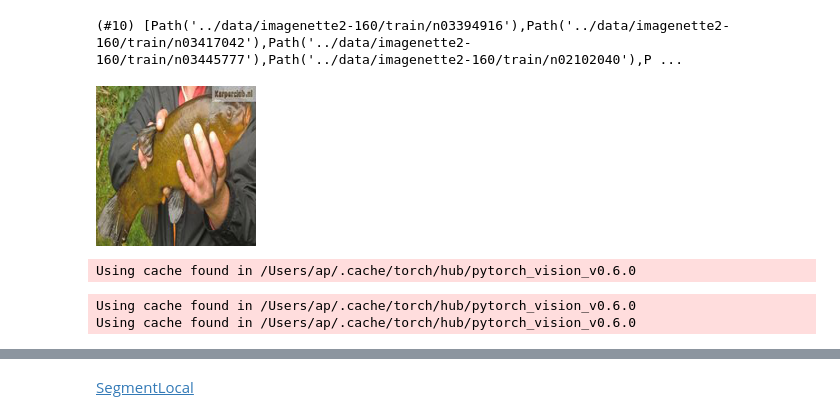
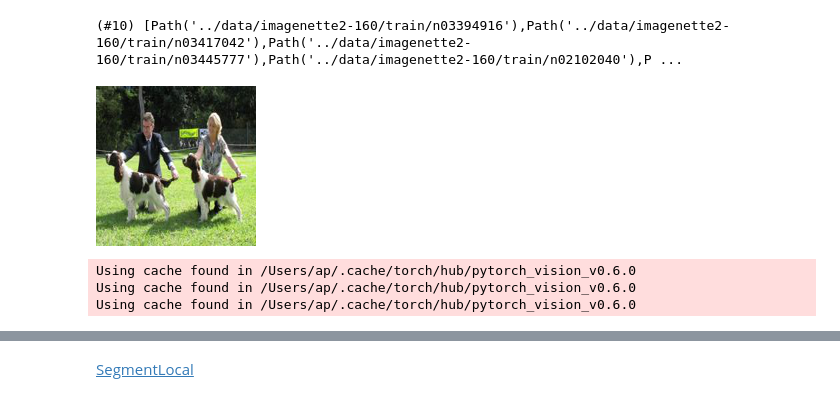
Before and after one commit to apstuff/augmentation-impact, a Jupyter notebook: notebooks/augmentation_control.ipynb, the cells around one changed output, grey strips where cells are left out. Cells and saved outputs as stored; diff of their text form; code cells hidden in the pictures.

```diff
--- a/notebooks/augmentation_control.ipynb
+++ b/notebooks/augmentation_control.ipynb
@@ -27,17 +27,10 @@ path = untar_data(URLs.IMAGENETTE_160,dest=DATA_PATH)
 # %% [output]
 (#10) [Path('../data/imagenette2-160/train/n03394916'),Path('../data/imagenette2-160/train/n03417042'),Path('../data/imagenette2-160/train/n03445777'),Path('../data/imagenette2-160/train/n02102040'),P ...
 # %%
-fname = (path/"train/n01440764").ls()[1]
+fname = (path/"train/n02102040").ls()[1]
 PILImage.create(fname).resize((160,160))
 # %% [output]
-[figure, old version]
+[figure, new version]
-# %%
-model = torch.hub.load('pytorch/vision:v0.6.0', 'resnet50', pretrained=True)
-#eval() is very important, otherwise the results are not useable
-#(I don't understand why train mode computes almost always the same results, no matter what's the input img)
-model = model.eval()
-# %% [output]
-Using cache found in /Users/ap/.cache/torch/hub/pytorch_vision_v0.6.0
 # %%
 import urllib.request, json
 with urllib.request.urlopen('https://s3.amazonaws.com/deep-learning-models/image-models/imagenet_class_index.json') as url:
@@ -48,11 +45,16 @@ my_classes = [f_to_idx[f.name] for f in (path/"train").ls()]
 device = 'cpu'
 use_cuda = True if device == 'cuda' else False
 
+model = load_my_model()
+#eval() is very important, otherwise the results are not useable
+#(I don't understand why train mode computes almost always the same results, no matter what's the input img)
+model = model.eval()
+
 # I need to pass 2 separate versions of the model because something happens in grad_cam that modifies the model
 # todo: find out what modifies the model so use only 1 version of it
 # todo: make it possible to use only original model version (above). Note that it seems quite tricky to because the model gets overwritten by the GuidedBackpropReLUModel
-grad_cam = torch.hub.load('pytorch/vision:v0.6.0', 'resnet50', pretrained=True)
-gb_model = torch.hub.load('pytorch/vision:v0.6.0', 'resnet50', pretrained=True)
+grad_cam = load_my_model()
+gb_model = load_my_model()
 
 grad_cam = GradCam(model=grad_cam, feature_module=grad_cam.layer4, \
                    target_layer_names=["2"], use_cuda=use_cuda)
@@ -60,6 +62,7 @@ gb_model = GuidedBackpropReLUModel(model=gb_model, use_cuda=use_cuda)
 # %% [output]
 Using cache found in /Users/ap/.cache/torch/hub/pytorch_vision_v0.6.0
 Using cache found in /Users/ap/.cache/torch/hub/pytorch_vision_v0.6.0
+Using cache found in /Users/ap/.cache/torch/hub/pytorch_vision_v0.6.0
 # %%
 def get_heatmap(x, target_index = None):
     mask = grad_cam(x, target_index)
```
Also changed, not shown: parts of 5 cells of this notebook, 5 other files.
